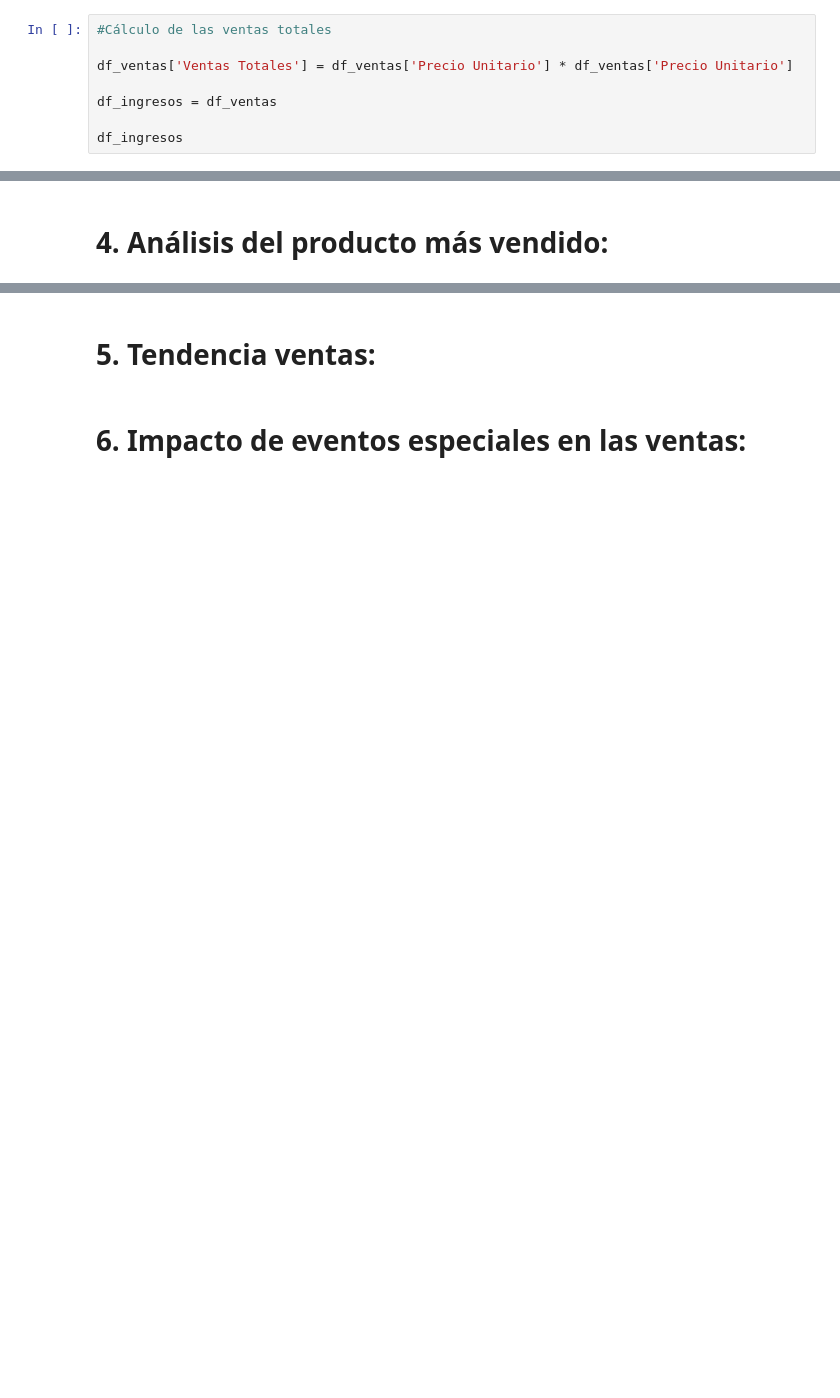
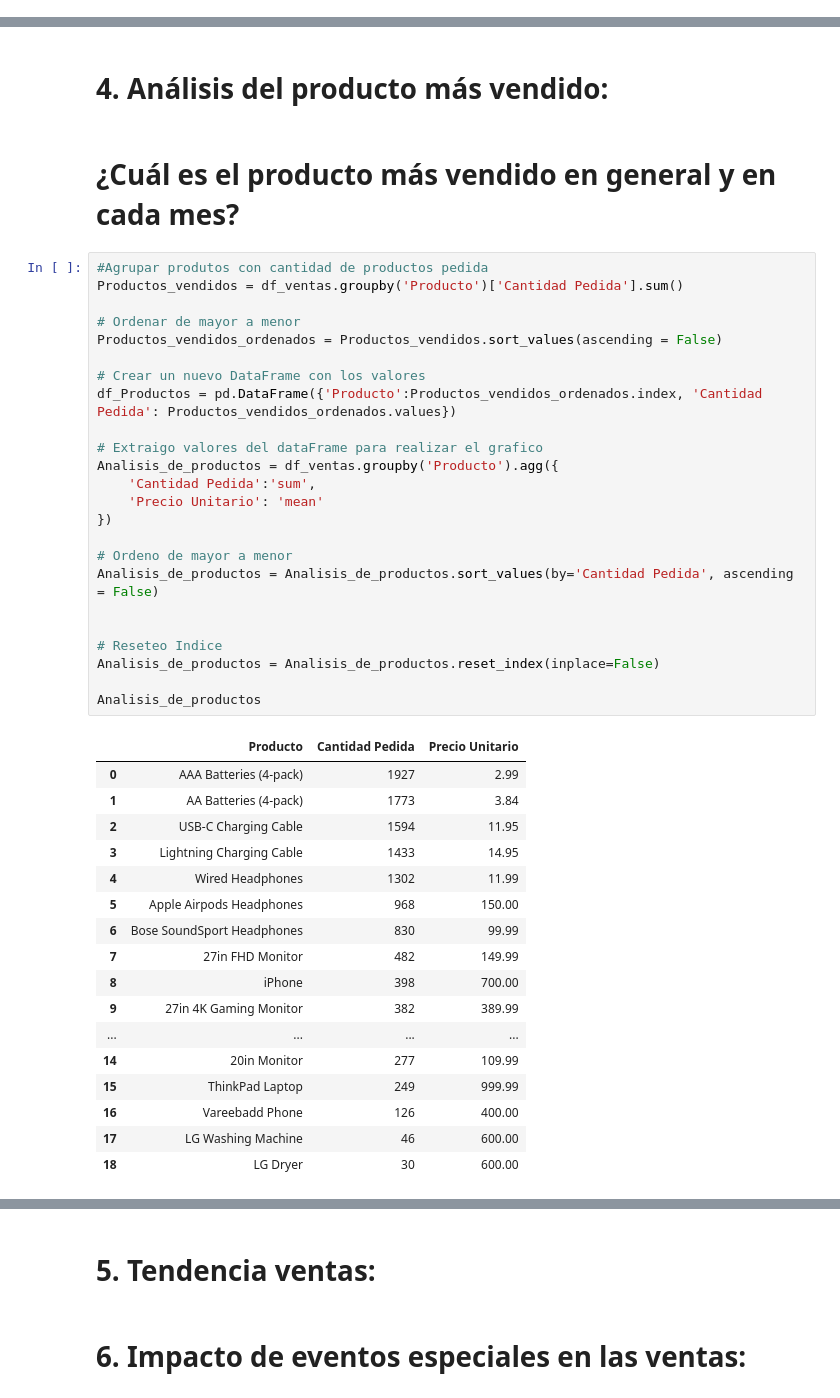
Before and after one commit to Cintia-93/TP-Big-Data, a Jupyter notebook: BigData_TP.ipynb, the cells around one changed output, grey strips where cells are left out. Saved outputs shown, nothing was run; the diff lists cells and outputs as text; blank space fills up the shorter version.

```diff
--- a/BigData_TP.ipynb
+++ b/BigData_TP.ipynb
@@ -126,8 +90,0 @@ KeyError: ignored
-# %%
-#Cálculo de las ventas totales
-
-df_ventas['Ventas Totales'] = df_ventas['Precio Unitario'] * df_ventas['Precio Unitario']
-
-df_ingresos = df_ventas
-
-df_ingresos
@@ -2722,2 +2767,46 @@ fig.update_layout(
 # %% [markdown]
 # 4. Análisis del producto más vendido:
+# %% [markdown]
+# ¿Cuál es el producto más vendido en general y en cada mes?
+# %%
+#Agrupar produtos con cantidad de productos pedida
+Productos_vendidos = df_ventas.groupby('Producto')['Cantidad Pedida'].sum()
+
+# Ordenar de mayor a menor
+Productos_vendidos_ordenados = Productos_vendidos.sort_values(ascending = False)
+
+# Crear un nuevo DataFrame con los valores
+df_Productos = pd.DataFrame({'Producto':Productos_vendidos_ordenados.index, 'Cantidad Pedida': Productos_vendidos_ordenados.values})
+
+# Extraigo valores del dataFrame para realizar el grafico
+Analisis_de_productos = df_ventas.groupby('Producto').agg({
+    'Cantidad Pedida':'sum',
+    'Precio Unitario': 'mean'
+})
+
+# Ordeno de mayor a menor
+Analisis_de_productos = Analisis_de_productos.sort_values(by='Cantidad Pedida', ascending = False)
+
+
+# Reseteo Indice
+Analisis_de_productos = Analisis_de_productos.reset_index(inplace=False)
+
+Analisis_de_productos
+# %% [output]
+|  | Producto | Cantidad Pedida | Precio Unitario |
+| 0 | AAA Batteries (4-pack) | 1927 | 2.99 |
+| 1 | AA Batteries (4-pack) | 1773 | 3.84 |
+| 2 | USB-C Charging Cable | 1594 | 11.95 |
+| 3 | Lightning Charging Cable | 1433 | 14.95 |
+| 4 | Wired Headphones | 1302 | 11.99 |
+| 5 | Apple Airpods Headphones | 968 | 150.00 |
+| 6 | Bose SoundSport Headphones | 830 | 99.99 |
+| 7 | 27in FHD Monitor | 482 | 149.99 |
+| 8 | iPhone | 398 | 700.00 |
+| 9 | 27in 4K Gaming Monitor | 382 | 389.99 |
+| ... | ... | ... | ... |
+| 14 | 20in Monitor | 277 | 109.99 |
+| 15 | ThinkPad Laptop | 249 | 999.99 |
+| 16 | Vareebadd Phone | 126 | 400.00 |
+| 17 | LG Washing Machine | 46 | 600.00 |
+| 18 | LG Dryer | 30 | 600.00 |
```
Also changed, not shown: parts of 33 cells of this notebook.
